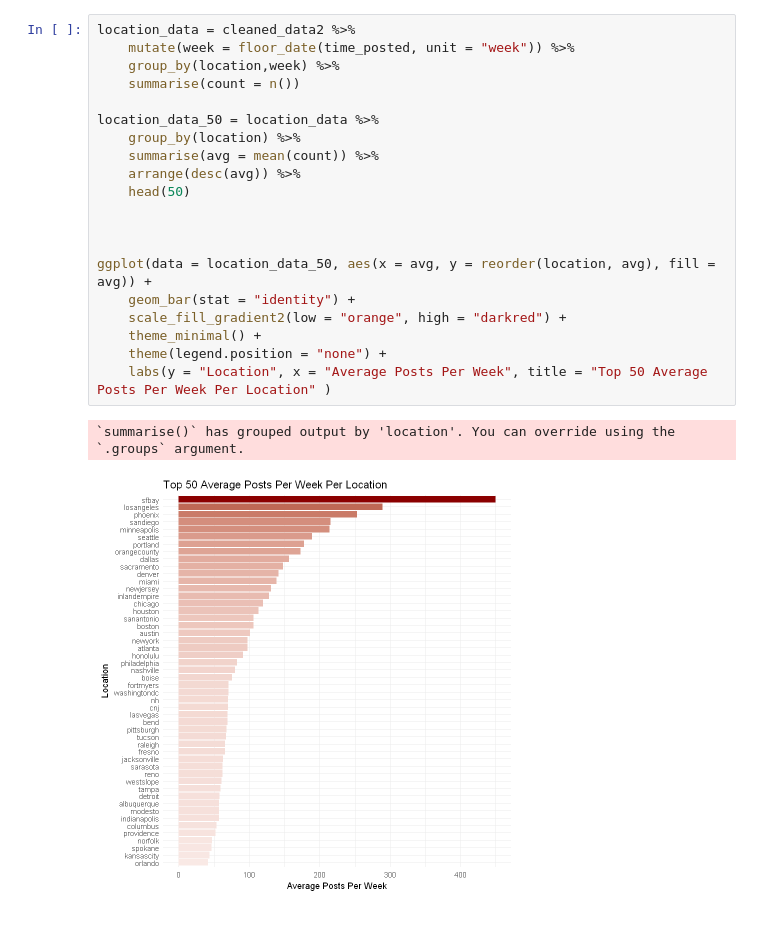
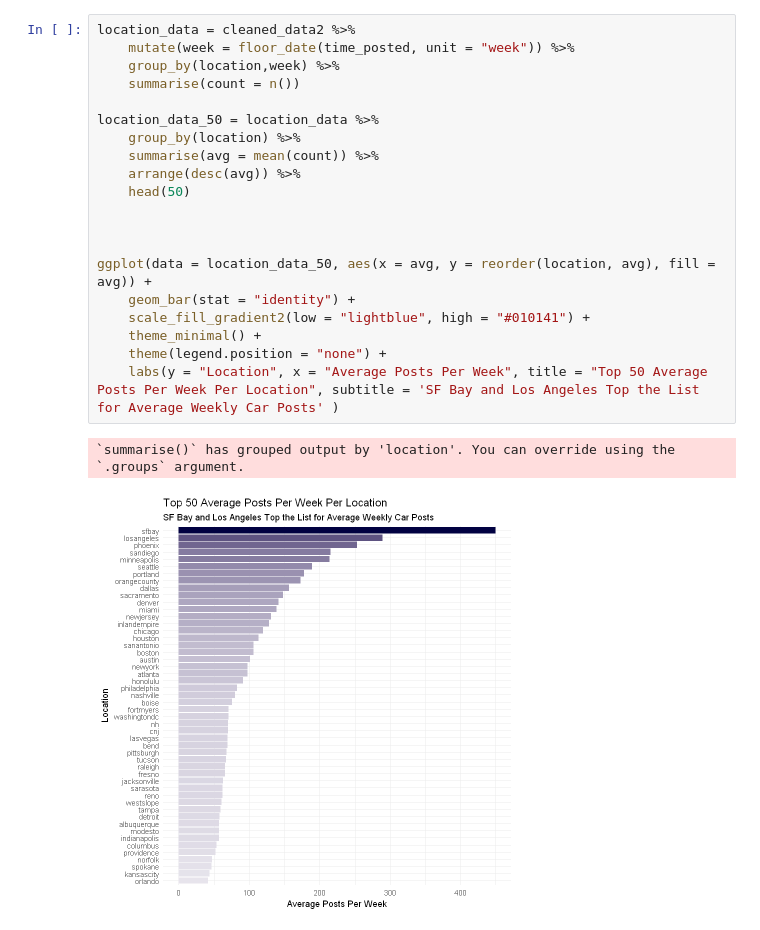
Before and after one commit to Aportra/data_viz_assignment, a Jupyter notebook: data_viz.ipynb, the cells around one changed output. Cells and saved outputs as stored; diff of their text form.

```diff
--- a/data_viz.ipynb
+++ b/data_viz.ipynb
@@ -86,27 +69,27 @@ ggplot(data = weekly_data, aes(x = week, y = Count)) +
 # %%
 location_data = cleaned_data2 %>%
     mutate(week = floor_date(time_posted, unit = "week")) %>%
     group_by(location,week) %>%
     summarise(count = n())
 
 location_data_50 = location_data %>%
     group_by(location) %>%
     summarise(avg = mean(count)) %>%
     arrange(desc(avg)) %>%
     head(50)
 
 
 
 ggplot(data = location_data_50, aes(x = avg, y = reorder(location, avg), fill = avg)) +
     geom_bar(stat = "identity") +
-    scale_fill_gradient2(low = "orange", high = "darkred") +
+    scale_fill_gradient2(low = "lightblue", high = "#010141") +
     theme_minimal() +
     theme(legend.position = "none") +
-    labs(y = "Location", x = "Average Posts Per Week", title = "Top 50 Average Posts Per Week Per Location" )
+    labs(y = "Location", x = "Average Posts Per Week", title = "Top 50 Average Posts Per Week Per Location", subtitle = 'SF Bay and Los Angeles Top the List for Average Weekly Car Posts' )
 # %% [output]
 `summarise()` has grouped output by 'location'. You can override using the
 `.groups` argument.
-[figure, old version]
+[figure, new version]
 # %%
 fourth_viz_data = cleaned_data
 
```
Also changed, not shown: parts of 4 cells of this notebook.
